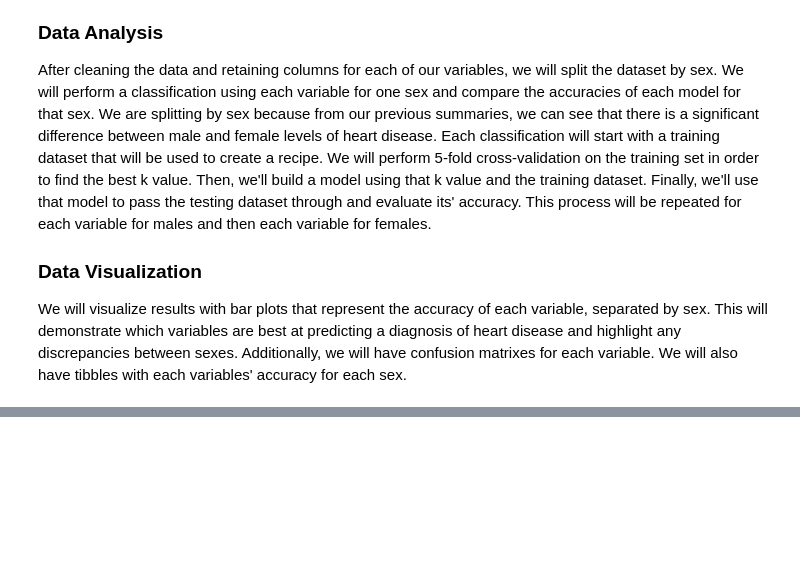
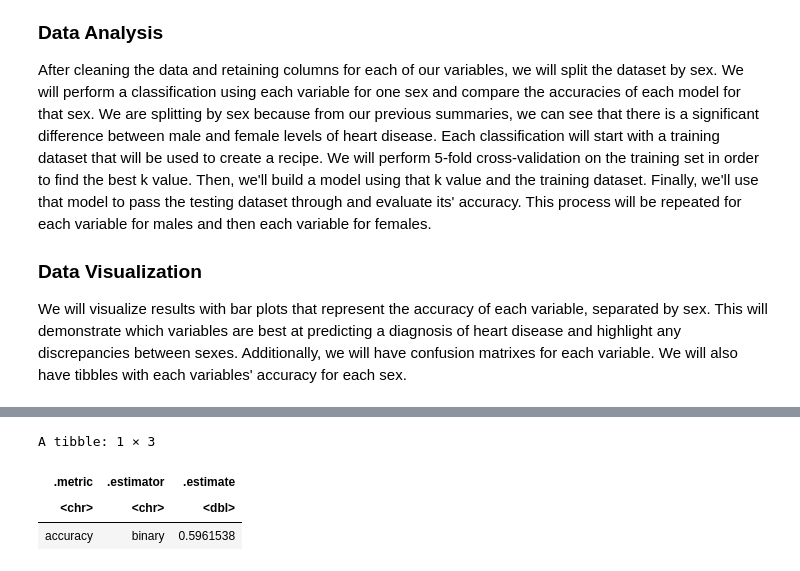
Before and after one commit to sandrapruner/DSCI-100-Project, a Jupyter notebook: FinalReport.ipynb, the cells around one changed output, grey strips where cells are left out. Cells and saved outputs as stored; diff of their text form; code cells hidden in the pictures; blank space fills up the shorter version.

Commit message:
Data Analysis
Repeated analysis of accuracy for male BP, female chol and female BP

```diff
--- a/FinalReport.ipynb
+++ b/FinalReport.ipynb
@@ -258,0 +259,72 @@ A tibble: 1 × 3
+# %%
+#Recipe for male blood pressure data
+mbps_recipe <- recipe(target ~ trestbps, data = heart_train_m) |>
+  step_scale(all_predictors()) |>
+  step_center(all_predictors())
+
+#Standard 5,10 vfolds on male data
+m_vfold5 <- vfold_cv(heart_train_m, v = 5, strata = target)
+m_vfold10 <- vfold_cv(heart_train_m, v = 10, strata = target)
+
+#Standard knn_spec without tuning
+knn_spec <- nearest_neighbor(weight_func = "rectangular", neighbors = 3) |>
+  set_engine("kknn") |>
+  set_mode("classification")
+
+#Finding standard error for different vfolds for male blood pressure data
+knn_mbps_metrics5 <- workflow() |>
+    add_recipe(mbps_recipe) |>
+    add_model(knn_spec) |>
+    fit_resamples(resamples = m_vfold5) |>
+    collect_metrics()
+knn_mbps_metrics10 <- workflow() |>
+    add_recipe(mbps_recipe) |>
+    add_model(knn_spec) |>
+    fit_resamples(resamples = m_vfold10) |>
+    collect_metrics()
+#knn_mbps_metrics5
+#knn_mbps_metrics10
+#We see that standard error is least when vfold is 10, so we continue with 10
+
+#Standard tuned knn_spec function
+knn_spec_tuned <- nearest_neighbor(weight_func = "rectangular", neighbors = tune()) |>
+    set_engine("kknn") |>
+    set_mode("classification")
+
+#Standard kvals for tuning
+k_vals <- tibble(neighbors = seq(from = 1, to = 50, by = 2))
+
+knn_mbps_accuracies <- workflow() |>
+    add_recipe(mbps_recipe) |>
+    add_model(knn_spec_tuned) |>
+    tune_grid(resamples = m_vfold10, grid = k_vals) |>
+    collect_metrics() |>
+    filter(.metric == "accuracy")
+
+best_k_mbps <- knn_mbps_accuracies |>
+        arrange(desc(mean)) |>
+        head(1) |>
+        pull(neighbors)
+#best_k_mbps
+#So we will choose a k of 15
+
+#final knn_spec for m_bps
+knn_spec_tuned <- nearest_neighbor(weight_func = "rectangular", neighbors = best_k_mbps) |>
+    set_engine("kknn") |>
+    set_mode("classification")
+
+knn_fit_mbps <- workflow() |>
+  add_recipe(mbps_recipe) |>
+  add_model(knn_spec_tuned) |>
+  fit(data = heart_train_m)
+
+mbps_test_predictions <- predict(knn_fit_mbps, heart_test_m) |>
+  bind_cols(heart_test_m) |>
+  metrics(truth = target, estimate = .pred_class) |>
+  filter(.metric == "accuracy")
+mbps_test_predictions
+# %% [output]
+A tibble: 1 × 3
+| .metric | .estimator | .estimate |
+| <chr> | <chr> | <dbl> |
+| accuracy | binary | 0.5961538 |
```
Also changed, not shown: parts of 4 cells of this notebook.
